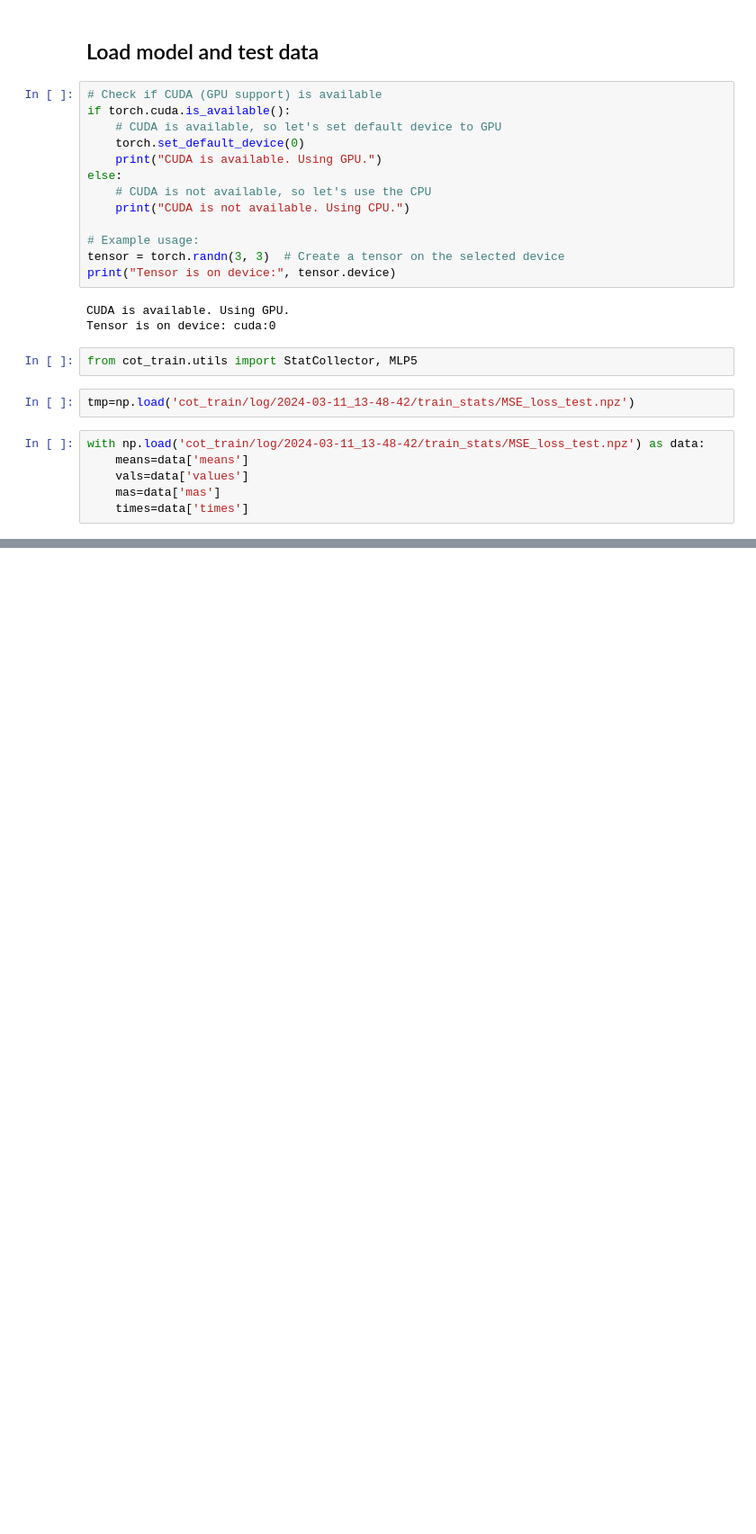
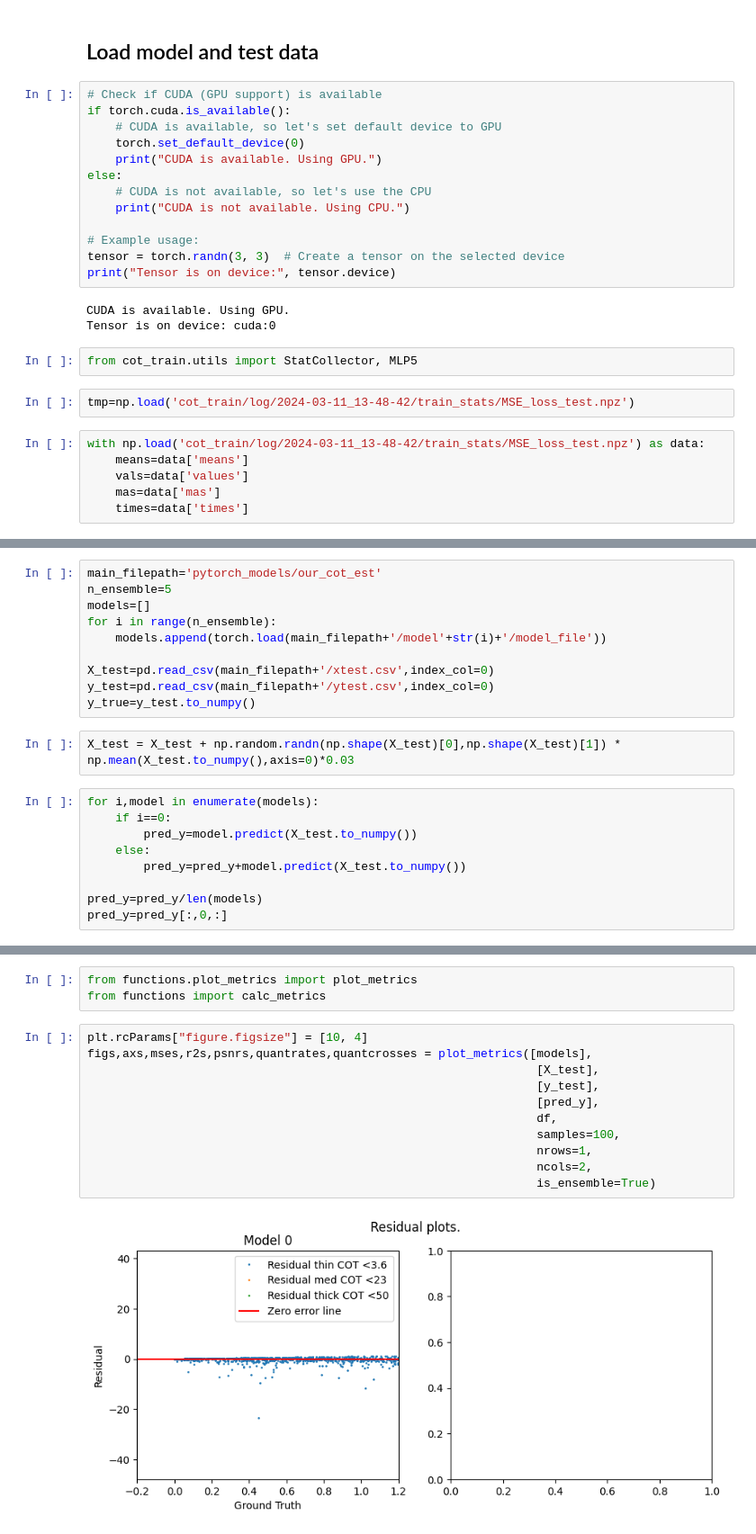
Before and after one commit to filipronn/SEEX30_Cloud_Fog, a Jupyter notebook: Cloud_rm/train_COT.ipynb, the cells around one changed output, grey strips where cells are left out. Shown at 90% size. Cells and saved outputs as stored; diff of their text form; blank space fills up the shorter version.

```diff
--- a/Cloud_rm/train_COT.ipynb
+++ b/Cloud_rm/train_COT.ipynb
@@ -133,0 +359,21 @@ MLP5(
+# %%
+main_filepath='pytorch_models/our_cot_est'
+n_ensemble=5
+models=[]
+for i in range(n_ensemble):
+    models.append(torch.load(main_filepath+'/model'+str(i)+'/model_file'))
+
+X_test=pd.read_csv(main_filepath+'/xtest.csv',index_col=0)
+y_test=pd.read_csv(main_filepath+'/ytest.csv',index_col=0)
+y_true=y_test.to_numpy()
+# %%
+X_test = X_test + np.random.randn(np.shape(X_test)[0],np.shape(X_test)[1]) * np.mean(X_test.to_numpy(),axis=0)*0.03
+# %%
+for i,model in enumerate(models):
+    if i==0:
+        pred_y=model.predict(X_test.to_numpy())
+    else:
+        pred_y=pred_y+model.predict(X_test.to_numpy())
+
+pred_y=pred_y/len(models)
+pred_y=pred_y[:,0,:]
@@ -133,0 +400,16 @@ MLP5(
+# %%
+from functions.plot_metrics import plot_metrics
+from functions import calc_metrics
+# %%
+plt.rcParams["figure.figsize"] = [10, 4]
+figs,axs,mses,r2s,psnrs,quantrates,quantcrosses = plot_metrics([models],
+                                                                [X_test],
+                                                                [y_test],
+                                                                [pred_y],
+                                                                df,
+                                                                samples=100,
+                                                                nrows=1,
+                                                                ncols=2,
+                                                                is_ensemble=True)
+# %% [output]
+[figure, added]
```
Also changed, not shown: parts of 26 cells of this notebook, 13 other files.
